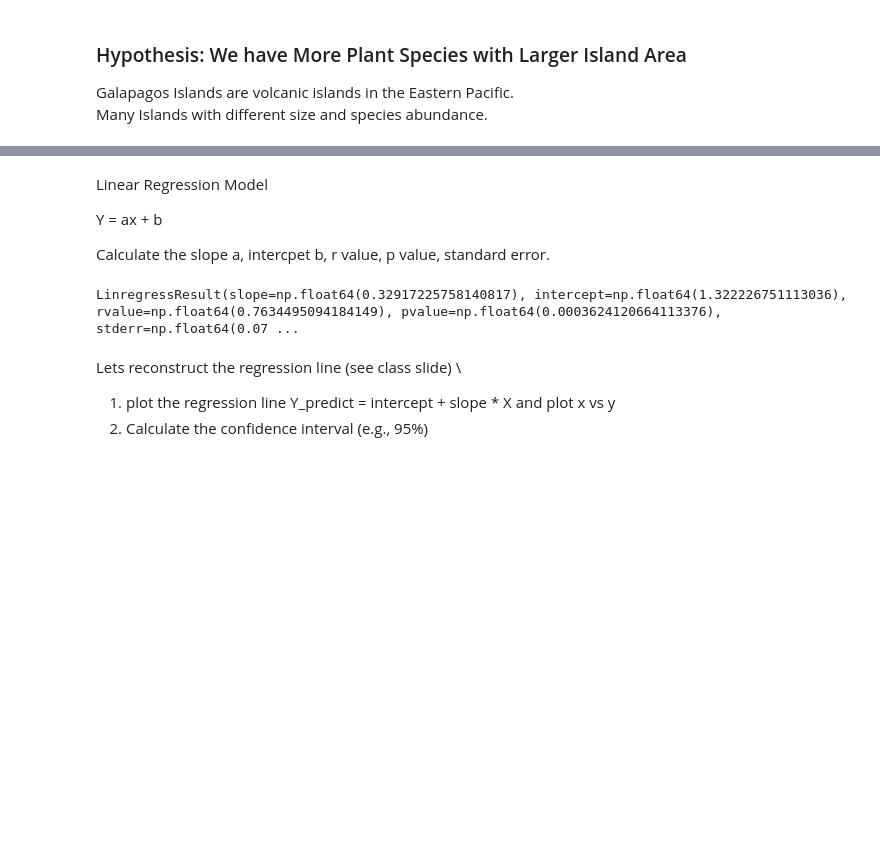
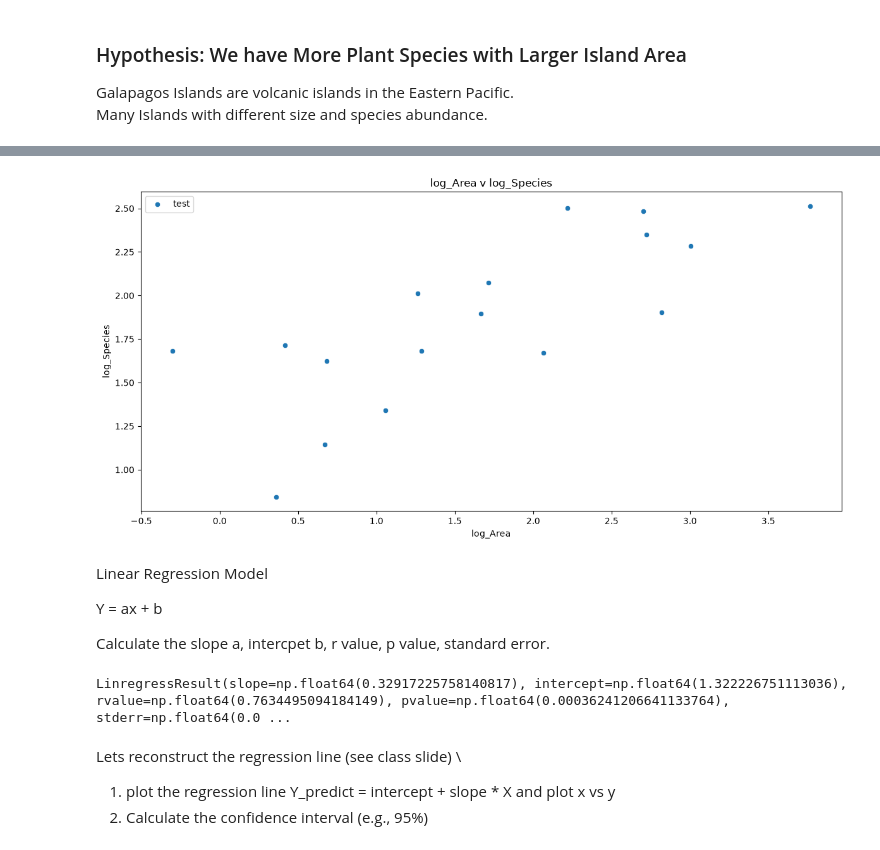
Before and after one commit to MicroTeaspoon/OCNG470, a Jupyter notebook: Lab5/Lab 5_classdemo.ipynb, the cells around one changed output, grey strips where cells are left out. Saved outputs shown, nothing was run; the diff lists cells and outputs as text; code cells hidden in the pictures; blank space fills up the shorter version.

```diff
--- a/Lab5/Lab 5_classdemo.ipynb
+++ b/Lab5/Lab 5_classdemo.ipynb
@@ -68,9 +96,19 @@ plant['log_Area'] = np.log10(plant['Area'])
 # %%
 #practise
 #plot again,
 #but two scatter plots, log species vs area
 #and log species vs log area
 #tell me what you see
+plt.figure(figsize=(12, 6))
+sns.scatterplot(data= plant, x='log_Area', y='log_Species', label='test')
+plt.xlabel('log_Area')
+plt.ylabel('log_Species')
+plt.title('log_Area v log_Species')
+
+plt.tight_layout()
+plt.show()
+# %% [output]
+[figure, added]
 # %% [markdown]
 Linear Regression Model
 
@@ -86,12 +124,16 @@ from scipy import stats
 
 
 #calculate the regression model
-stats.linregress(plant['log_Area'], plant['log_Species'])
+test = stats.linregress(plant['log_Area'], plant['log_Species'])
-# %% [output]
-LinregressResult(slope=np.float64(0.32917225758140817), intercept=np.float64(1.322226751113036), rvalue=np.float64(0.7634495094184149), pvalue=np.float64(0.0003624120664113376), stderr=np.float64(0.07 ...
 # %%
 # practise save the values into variables
 # and print out the slope and r value
+
+intercept = float(test.intercept)
+slope = float(test.slope)
+test
+# %% [output]
+LinregressResult(slope=np.float64(0.32917225758140817), intercept=np.float64(1.322226751113036), rvalue=np.float64(0.7634495094184149), pvalue=np.float64(0.00036241206641133764), stderr=np.float64(0.0 ...
 # %% [markdown]
 Lets reconstruct the regression line (see class slide) \
 
```
Also changed, not shown: parts of 11 cells of this notebook, 12 other files.
